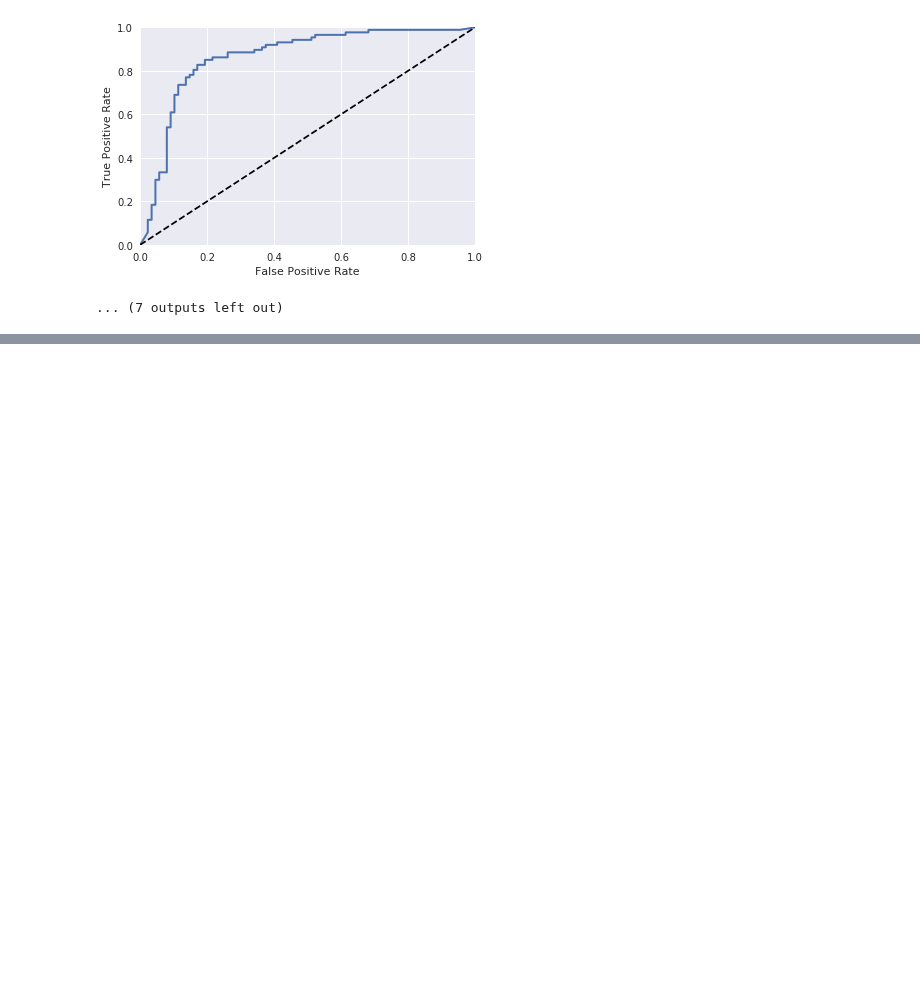
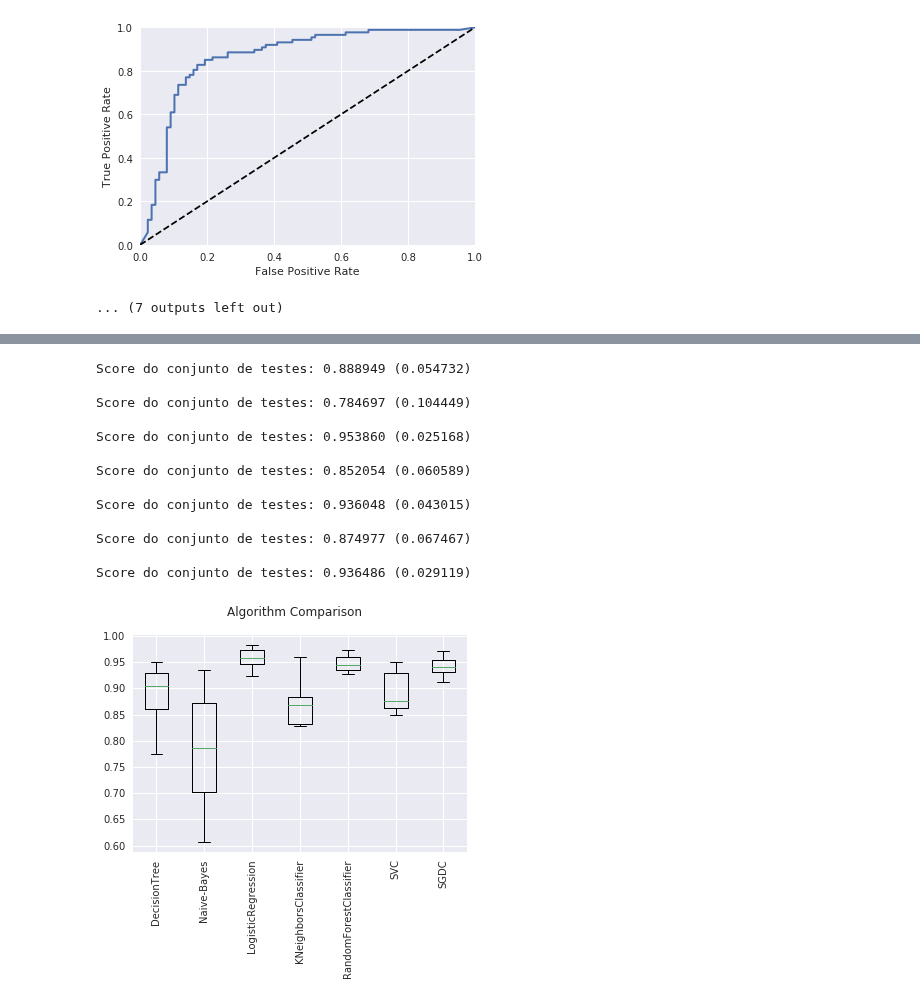
Before and after one commit to tmedeirosb/modelo_ifrn_integrado, a Jupyter notebook: versao_2/workflow_tecnica_tradicional.ipynb, the cells around one changed output, grey strips where cells are left out. Cells and saved outputs as stored; diff of their text form; code cells hidden in the pictures; blank space fills up the shorter version.

```diff
--- a/versao_2/workflow_tecnica_tradicional.ipynb
+++ b/versao_2/workflow_tecnica_tradicional.ipynb
@@ -847,0 +979,17 @@ avg / total       0.83      0.82      0.82       175
+# %%
+perfomance_compare(res_models_2)
+# %% [output]
+Score do conjunto de testes: 0.888949 (0.054732)
+
+Score do conjunto de testes: 0.784697 (0.104449)
+
+Score do conjunto de testes: 0.953860 (0.025168)
+
+Score do conjunto de testes: 0.852054 (0.060589)
+
+Score do conjunto de testes: 0.936048 (0.043015)
+
+Score do conjunto de testes: 0.874977 (0.067467)
+
+Score do conjunto de testes: 0.936486 (0.029119)
+[figure, added]
```
Also changed, not shown: parts of 7 cells of this notebook.
